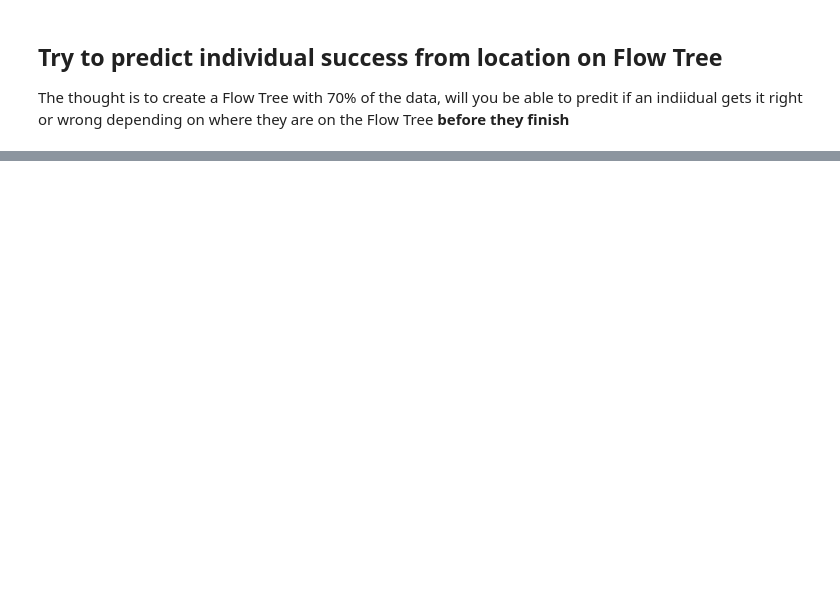
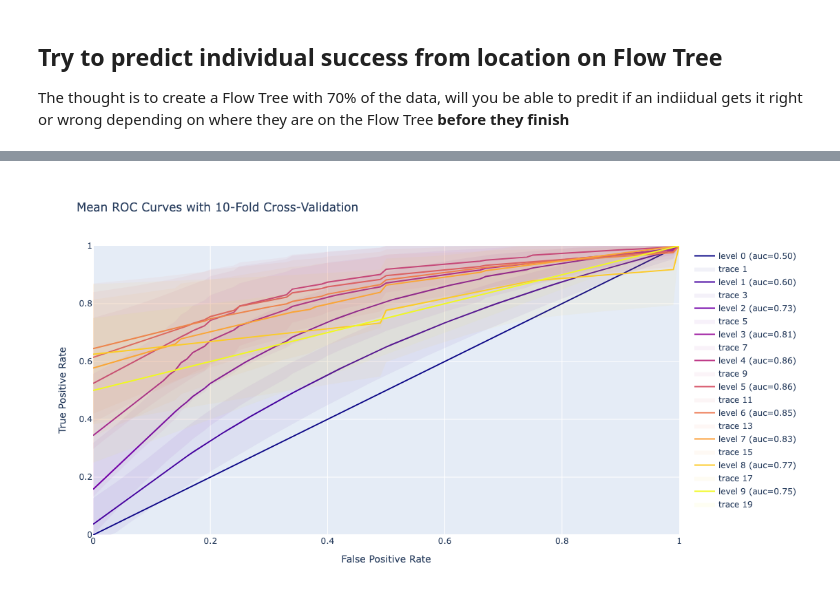
Before and after one commit to geometric-intelligence/mazedyn, a Jupyter notebook: mazedyn/individual_predictions.ipynb, the cells around one changed output, grey strips where cells are left out. Cells and saved outputs as stored; diff of their text form; code cells hidden in the pictures; blank space fills up the shorter version.

```diff
--- a/mazedyn/individual_predictions.ipynb
+++ b/mazedyn/individual_predictions.ipynb
@@ -256,0 +529,88 @@ def track_indiv_generate_reeb_tree(start_i, start_node, trajs, which_trajs, G, v
+# %%
+fig = go.Figure()
+
+aucs_by_level = defaultdict(list)
+colors = defaultdict(list)
+
+cs = ['#0d0887', '#46039f', '#7201a8', '#9c179e', '#bd3786', '#d8576b', '#ed7953', '#fb9f3a', '#fdca26', '#f0f921']
+ci = 0
+for lvl in k_likelihoods_by_level_by_tree_by_person:
+
+    # Store ROC values for each level to compute mean and thresholds
+    tprs = []
+    aucs = []
+    mean_fpr = np.linspace(0, 1, 101)
+
+    for tp_idx in range(len(k_likelihoods_by_level_by_tree_by_person[lvl])):
+        this_level_this_tree_aucs = []
+        for y_prob, y_test in zip(k_likelihoods_by_level_by_tree_by_person[lvl][tp_idx],
+                                  k_actual_accuracies_by_level_by_tree_by_person[lvl][tp_idx]):
+
+            # gonna be illegal to do ROC
+            if len(y_test) == 0 or len(set(y_test)) == 1:
+                continue
+
+            fpr, tpr, _ = roc_curve(y_test, y_prob)
+            roc_auc = roc_auc_score(y_test, y_prob)
+            aucs.append(roc_auc)
+            this_level_this_tree_aucs.append(roc_auc)
+
+            # Interpolate TPRs over the mean FPR
+            tpr_interp = np.interp(mean_fpr, fpr, tpr)
+            tprs.append(tpr_interp)
+
+        if len(this_level_this_tree_aucs) > 0:
+            aucs_by_level[lvl].append(np.mean(this_level_this_tree_aucs))
+            colors[lvl].append(path_diffs_by_level[lvl][tp_idx])
+
+    if len(tprs) == 0: continue
+
+    # Calculate the mean and standard deviation of the TPRs
+    mean_tpr = np.mean(tprs, axis=0)
+    std_tpr = np.std(tprs, axis=0)
+
+    # Calculate the upper and lower bounds of the shaded area (mean ± 1 std dev)
+    tpr_upper = np.minimum(mean_tpr + .5*std_tpr, 1)
+    tpr_lower = np.maximum(mean_tpr - .5*std_tpr, 0)
+
+    # print(mean_tpr)
+    # print(mean_fpr)
+
+    # Plot mean ROC curve
+    fig.add_trace(go.Scatter(
+        x=mean_fpr, y=mean_tpr,
+        mode='lines',
+        line=dict(color=cs[ci], width=2),
+        name=f"level {lvl} (auc={np.mean(aucs):0.2f})"
+    ))
+
+    # Plot the shadow (error band)
+    fig.add_trace(go.Scatter(
+        x=np.concatenate([mean_fpr, mean_fpr[::-1]]),
+        y=np.concatenate([tpr_upper, tpr_lower[::-1]]),
+        fill='toself',
+        opacity=0.05,
+        fillcolor=cs[ci],
+        line=dict(color='rgba(255,255,255,0)'),
+        hoverinfo="skip",
+        name='1 std dev'
+    ))
+
+    ci += 1
+
+# Customize layout
+fig.update_layout(
+    title=f"Mean ROC Curves with {K_FOLD}-Fold Cross-Validation",
+    xaxis_title="False Positive Rate",
+    yaxis_title="True Positive Rate",
+    xaxis=dict(range=[0, 1]),
+    yaxis=dict(range=[0, 1]),
+    showlegend=True,
+    width=800,
+    height=600
+)
+
+# Show plot
+fig.show()
+# %% [output]
+[figure, added]
```
Also changed, not shown: parts of 22 cells of this notebook, 3 other files.
